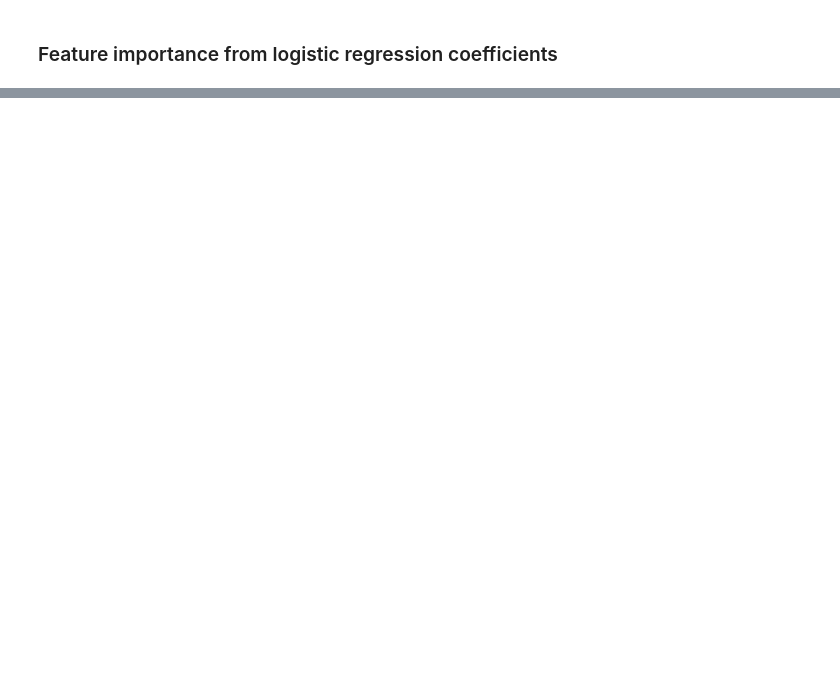
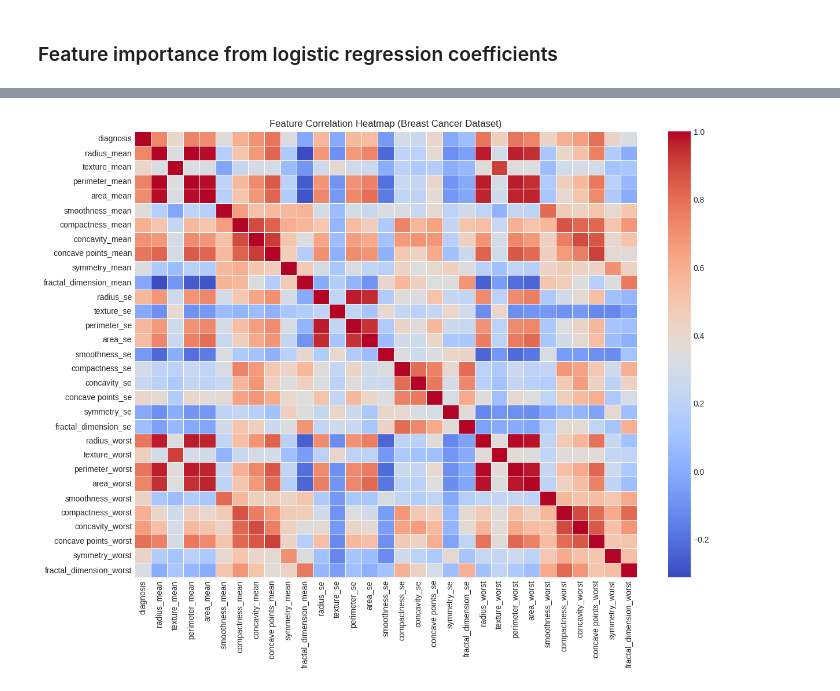
Before and after one commit to chaitu426/Insurance_Cost_Prediction-Linear_Regression, a Jupyter notebook: logistic_regration/cancer_prediction.ipynb, the cells around one changed output, grey strips where cells are left out. Saved outputs shown, nothing was run; the diff lists cells and outputs as text; code cells hidden in the pictures; blank space fills up the shorter version.

```diff
--- a/logistic_regration/cancer_prediction.ipynb
+++ b/logistic_regration/cancer_prediction.ipynb
@@ -334,0 +384,10 @@ Passing `palette` without assigning `hue` is deprecated and will be removed in v
+# %%
+# Correlation Heatmap of Features
+plt.figure(figsize=(14,10))
+correlation_matrix = cancer_data.corr()
+
+sns.heatmap(correlation_matrix, cmap="coolwarm", annot=False, linewidths=0.5)
+plt.title("Feature Correlation Heatmap (Breast Cancer Dataset)")
+plt.show()
+# %% [output]
+[figure, added]
```
Also changed, not shown: parts of 3 cells of this notebook.
